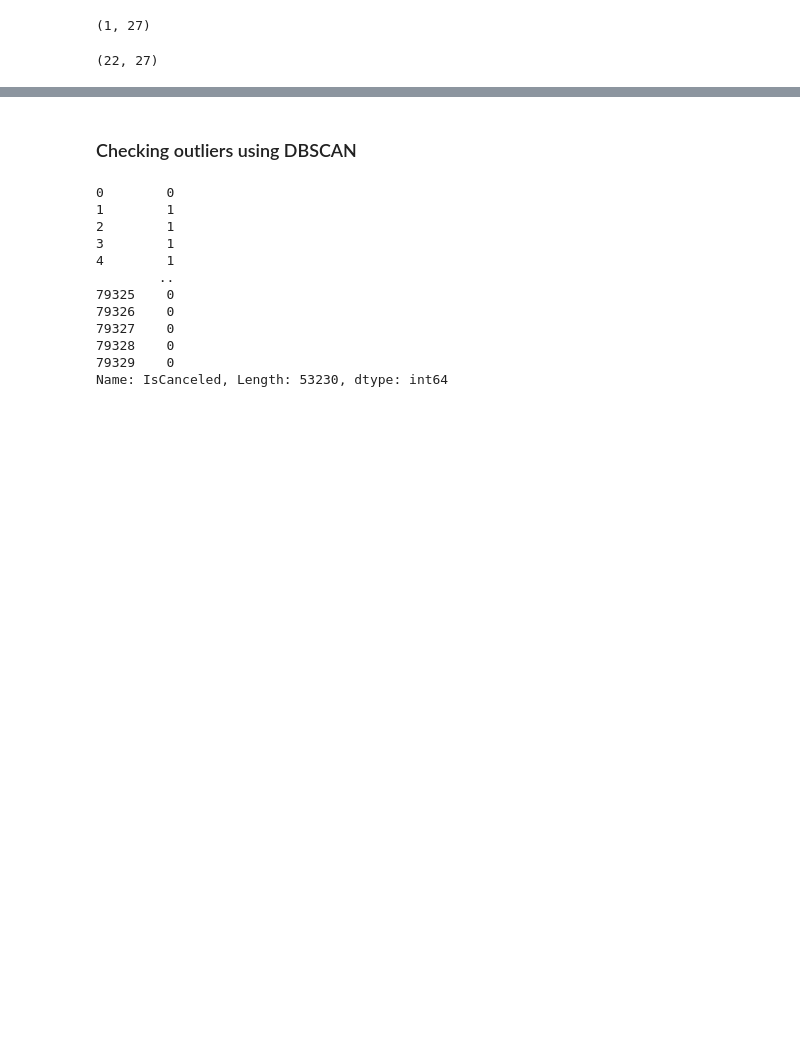
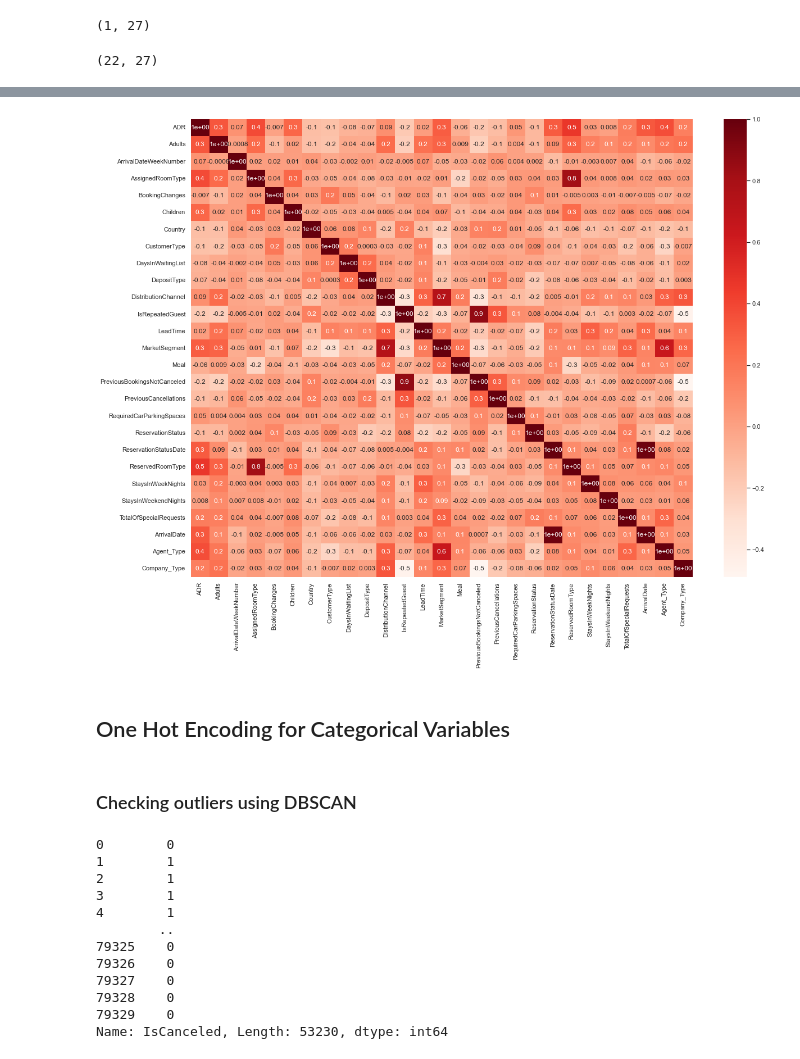
Before and after one commit to diogobulhosa/BC2, a Jupyter notebook: scripts/BC2-Notebook.ipynb, the cells around one changed output, grey strips where cells are left out. Cells and saved outputs as stored; diff of their text form; code cells hidden in the pictures; blank space fills up the shorter version.

```diff
--- a/scripts/BC2-Notebook.ipynb
+++ b/scripts/BC2-Notebook.ipynb
@@ -420,3 +456,23 @@ df[df['TotalOfSpecialRequests'] > 4].shape
+# %%
+from sklearn.preprocessing import LabelEncoder
+import matplotlib.pyplot as plt
+import pandas as pd
+import seaborn as sns
+
+df_le = df.copy()
+le = LabelEncoder()
+
+
+
+for col in non_metric_features:
+    df_le[col] = le.fit_transform(df_le[col])
+
+plt.figure(figsize=(20, 15))
+sns.heatmap(df_le.corr(method="spearman"), annot = True, cmap = plt.cm.Reds, fmt='.1');
+# %% [output]
+[figure, added]
+# %% [markdown]
+## One Hot Encoding for Categorical Variables
 # %% [markdown]
 ### Checking outliers using DBSCAN
 # %%
```
Also changed, not shown: parts of 5 cells of this notebook.
